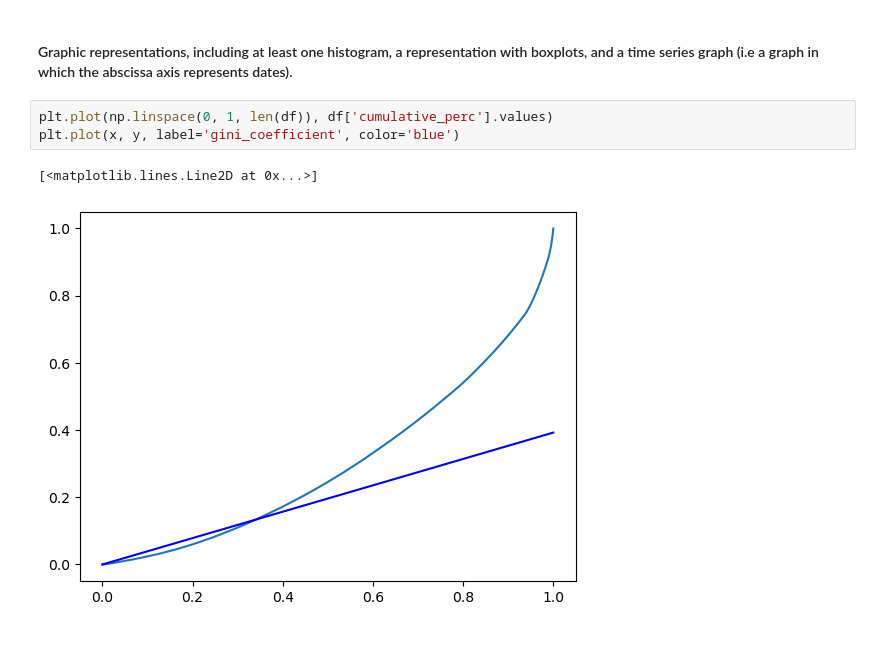
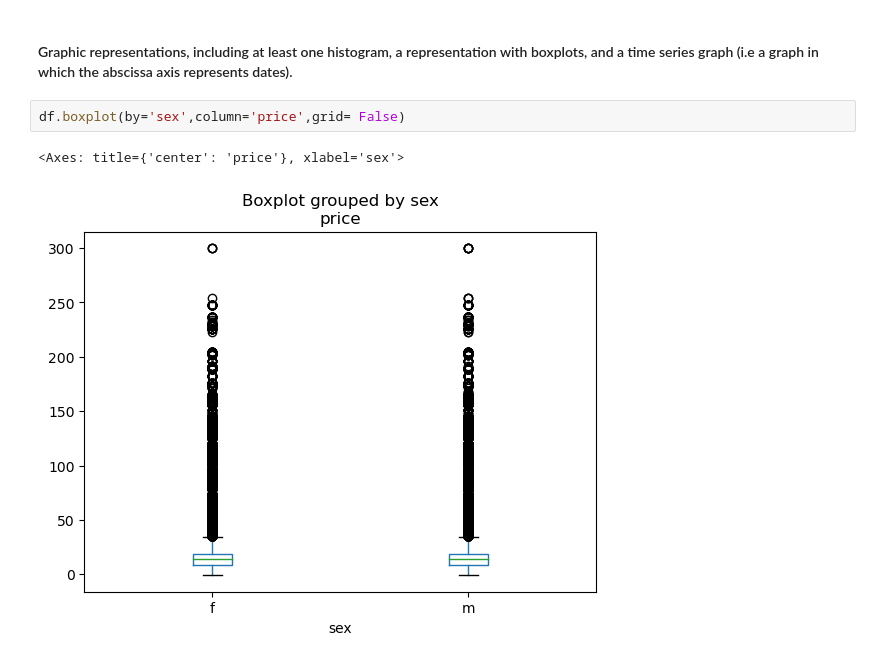
Before and after one commit to lakelure2020/OpenClassroom, a Jupyter notebook: Exploratory_Data_Analysis_with_Python.ipynb, the cells around one changed output. Drawn from its saved outputs; the diff is of its cells as text.

Commit message:
update graphs

```diff
--- a/Exploratory_Data_Analysis_with_Python.ipynb
+++ b/Exploratory_Data_Analysis_with_Python.ipynb
@@ -301,8 +307,7 @@ plt.plot(np.linspace(0, 1, len(df)), df['cumulative_perc'].values)
 # %% [markdown]
 #### Graphic representations, including at least one histogram, a representation with boxplots, and a time series graph (i.e a graph in which the abscissa axis represents dates).
-# %%
-plt.plot(np.linspace(0, 1, len(df)), df['cumulative_perc'].values)
-plt.plot(x, y, label='gini_coefficient', color='blue')
-# %% [output]
-[<matplotlib.lines.Line2D at 0x...>]
-[figure, removed]
+# %%
+df.boxplot(by='sex',column='price',grid= False)
+# %% [output]
+<Axes: title={'center': 'price'}, xlabel='sex'>
+[figure, added]
```
Also changed, not shown: parts of 11 cells of this notebook.
